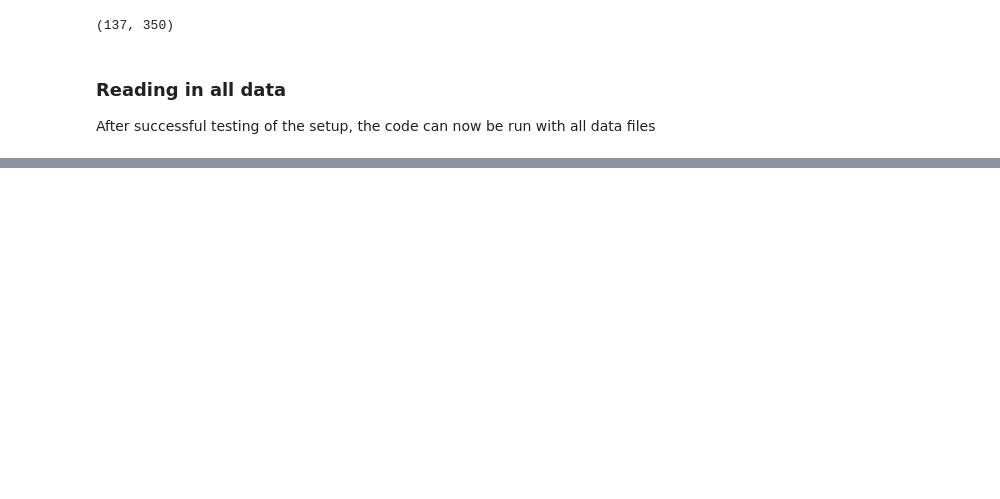
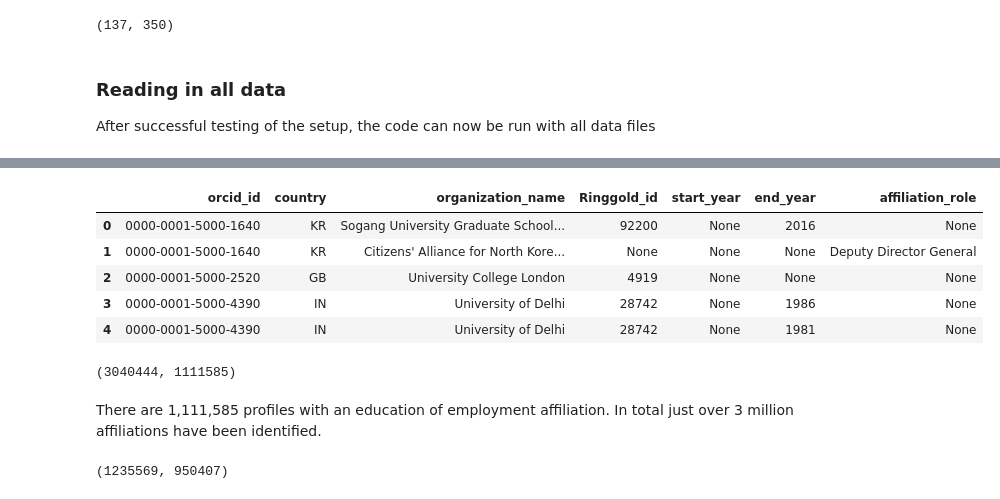
Before and after one commit to eborger/ORCID-pubData2017, a Jupyter notebook: Process-ORCID-2017-profiles.ipynb, the cells around one changed output, grey strips where cells are left out. Cells and saved outputs as stored; diff of their text form; code cells hidden in the pictures; blank space fills up the shorter version.

```diff
--- a/Process-ORCID-2017-profiles.ipynb
+++ b/Process-ORCID-2017-profiles.ipynb
@@ -199,0 +167,22 @@ get_profiles(data, json_files)
+# %%
+df = pd.DataFrame(data, columns = ["orcid_id", "country", "organization_name",
+                              "Ringgold_id", "start_year", "end_year", "affiliation_role"])
+df.head()
+# %% [output]
+|  | orcid_id | country | organization_name | Ringgold_id | start_year | end_year | affiliation_role |
+| 0 | 0000-0001-5000-1640 | KR | Sogang University Graduate School... | 92200 | None | 2016 | None |
+| 1 | 0000-0001-5000-1640 | KR | Citizens' Alliance for North Kore... | None | None | None | Deputy Director General |
+| 2 | 0000-0001-5000-2520 | GB | University College London | 4919 | None | None | None |
+| 3 | 0000-0001-5000-4390 | IN | University of Delhi | 28742 | None | 1986 | None |
+| 4 | 0000-0001-5000-4390 | IN | University of Delhi | 28742 | None | 1981 | None |
+# %%
+len(df), df.orcid_id.nunique()
+# %% [output]
+(3040444, 1111585)
+# %% [markdown]
+There are 1,111,585 profiles with an education of employment affiliation. In total just over 3 million affiliations have been identified.
+# %%
+affiliation_without_dates = df[((df["start_year"].isnull()) & (df["end_year"].isnull()))]
+len(affiliation_without_dates), affiliation_without_dates.orcid_id.nunique()
+# %% [output]
+(1235569, 950407)
```
Also changed, not shown: parts of 15 cells of this notebook.
